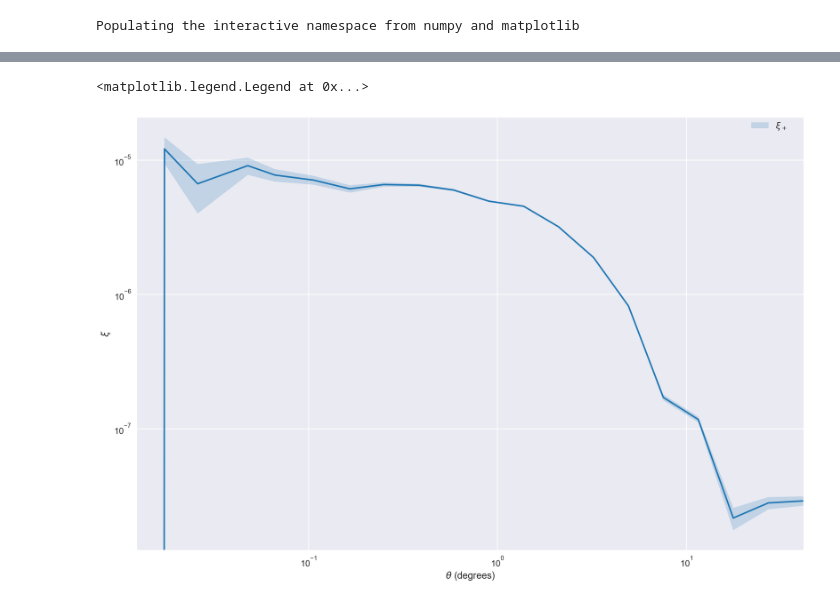
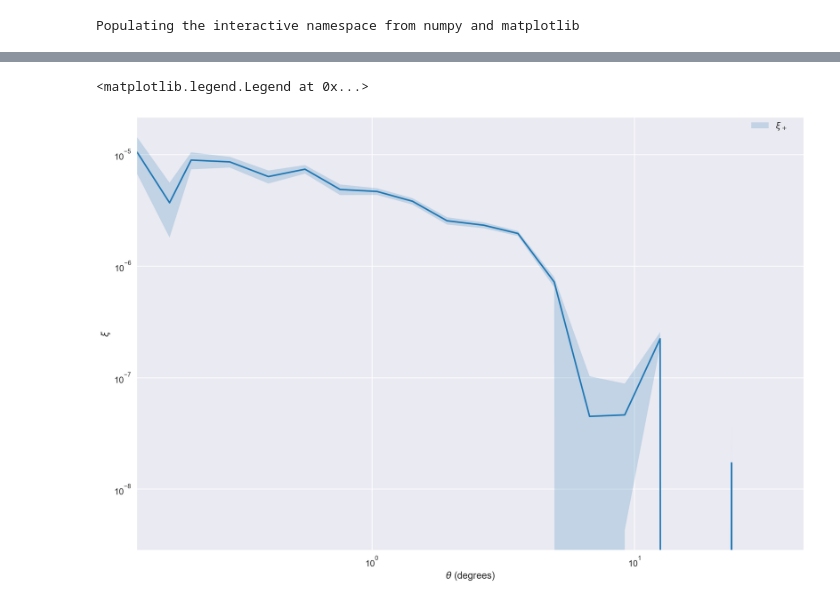
Before and after one commit to hsnee/lsstpsf, a Jupyter notebook: best_case.ipynb, the cells around one changed output, grey strips where cells are left out. Drawn from its saved outputs; the diff is of its cells as text; code cells hidden in the pictures.

```diff
--- a/best_case.ipynb
+++ b/best_case.ipynb
@@ -226,28 +291,28 @@ plt.ylabel('dec (degrees)')
 # %%
 import treecorr
 cat = treecorr.Catalog(g1=e1, g2=e2, ra=X, dec=Y,ra_units='radians',dec_units='radians')
-gg = treecorr.GGCorrelation(min_sep=0.01, max_sep=50, nbins=20, sep_units='degrees')
+gg = treecorr.GGCorrelation(min_sep=0.1, max_sep=50, nbins=20, sep_units='degrees')
 gg.process(cat)
 xip = gg.xip
 xim = gg.xim
 sigma = gg.varxi**0.5
 import seaborn.timeseries
 
 def _plot_std_bars(std=None, central_data=None, ci=None, data=None,*args, **kwargs):
     std = sigma
     ci = np.asarray((central_data - std, central_data + std))
     kwargs.update({"central_data": central_data, "ci": ci, "data": data})
     seaborn.timeseries._plot_ci_band(*args, **kwargs)
 seaborn.timeseries._plot_std_bars = _plot_std_bars
 r = np.exp(gg.meanlogr)
 sns.tsplot(xip,r,err_style='std_bars')
 #sns.tsplot(xim,r,err_style='std_bars',color='r')
 plt.xlabel(r'$\theta$ (degrees)')
 plt.ylabel(r'$\xi$')
 plt.xscale('log')
 plt.yscale('log')
 plt.legend([r'$\xi_+$',r'$\xi_-$'],bbox_to_anchor=(0.98, 1), loc='upper right', borderaxespad=0.)
 # %% [output]
 <matplotlib.legend.Legend at 0x...>
-[figure, old version]
+[figure, new version]
 # %%
```
Also changed, not shown: parts of 14 cells of this notebook.
